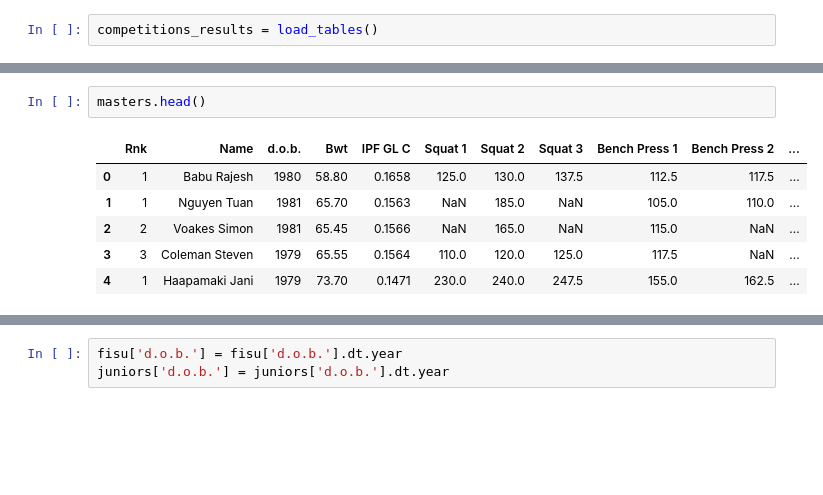
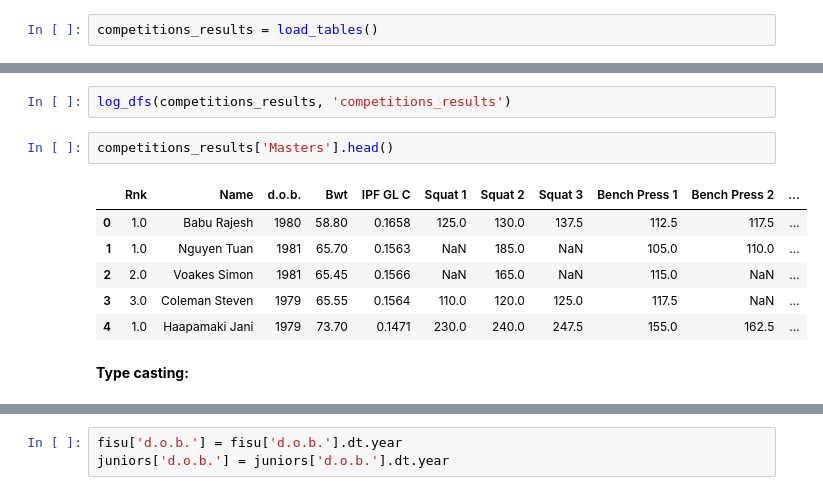
Before and after one commit to RTvenT/powerlifting-predictor, a Jupyter notebook: data_preparation.ipynb, the cells around one changed output, grey strips where cells are left out. Drawn from its saved outputs; the diff is of its cells as text; blank space fills up the shorter version.

Commit message:
Update project structure and add logging for DataFrames.  Cast column types.

```diff
--- a/data_preparation.ipynb
+++ b/data_preparation.ipynb
@@ -124,9 +42,13 @@ memory usage: 21.5+ KB
-# %%
-masters.head()
-# %% [output]
-|  | Rnk | Name | d.o.b. | Bwt | IPF GL C | Squat 1 | Squat 2 | Squat 3 | Bench Press 1 | Bench Press 2 | ... |
-| 0 | 1 | Babu Rajesh | 1980 | 58.80 | 0.1658 | 125.0 | 130.0 | 137.5 | 112.5 | 117.5 | ... |
-| 1 | 1 | Nguyen Tuan | 1981 | 65.70 | 0.1563 | NaN | 185.0 | NaN | 105.0 | 110.0 | ... |
-| 2 | 2 | Voakes Simon | 1981 | 65.45 | 0.1566 | NaN | 165.0 | NaN | 115.0 | NaN | ... |
-| 3 | 3 | Coleman Steven | 1979 | 65.55 | 0.1564 | 110.0 | 120.0 | 125.0 | 117.5 | NaN | ... |
-| 4 | 1 | Haapamaki Jani | 1979 | 73.70 | 0.1471 | 230.0 | 240.0 | 247.5 | 155.0 | 162.5 | ... |
+# %%
+log_dfs(competitions_results, 'competitions_results')
+# %%
+competitions_results['Masters'].head()
+# %% [output]
+|  | Rnk | Name | d.o.b. | Bwt | IPF GL C | Squat 1 | Squat 2 | Squat 3 | Bench Press 1 | Bench Press 2 | ... |
+| 0 | 1.0 | Babu Rajesh | 1980 | 58.80 | 0.1658 | 125.0 | 130.0 | 137.5 | 112.5 | 117.5 | ... |
+| 1 | 1.0 | Nguyen Tuan | 1981 | 65.70 | 0.1563 | NaN | 185.0 | NaN | 105.0 | 110.0 | ... |
+| 2 | 2.0 | Voakes Simon | 1981 | 65.45 | 0.1566 | NaN | 165.0 | NaN | 115.0 | NaN | ... |
+| 3 | 3.0 | Coleman Steven | 1979 | 65.55 | 0.1564 | 110.0 | 120.0 | 125.0 | 117.5 | NaN | ... |
+| 4 | 1.0 | Haapamaki Jani | 1979 | 73.70 | 0.1471 | 230.0 | 240.0 | 247.5 | 155.0 | 162.5 | ... |
+# %% [markdown]
+__Type casting:__
```
Also changed, not shown: parts of 7 cells of this notebook, 10 other files.
